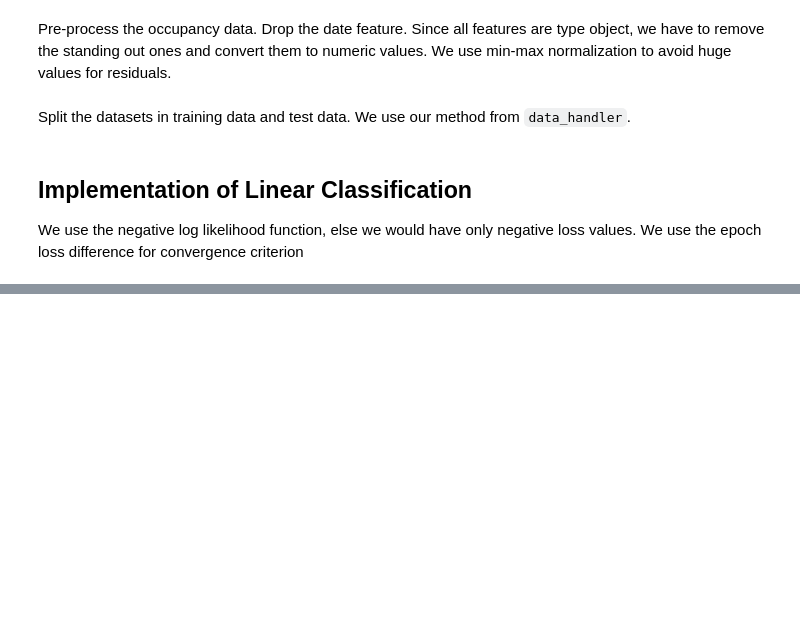
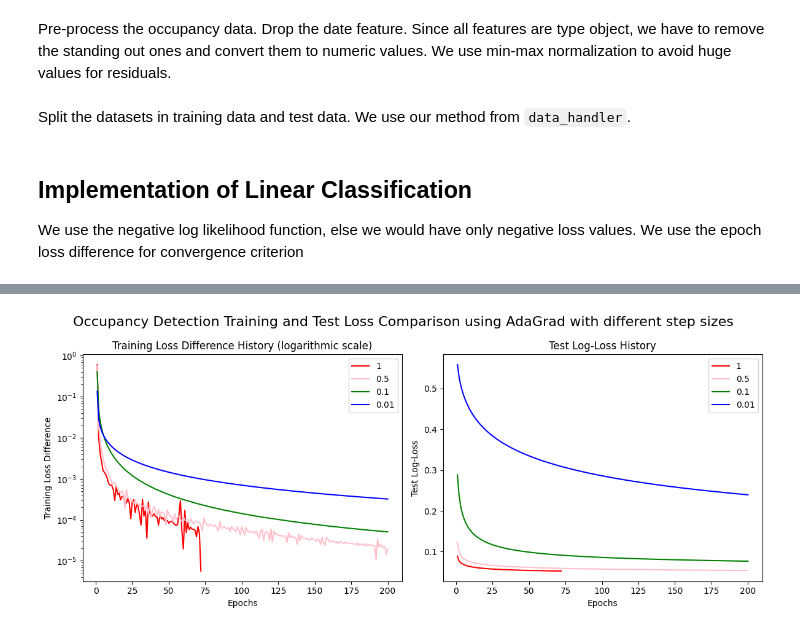
Before and after one commit to moOritzl/bachelorpraktikum-applied-machine-learning, a Jupyter notebook: Week_04/Linear_Classification_AdaGrad.ipynb, the cells around one changed output, grey strips where cells are left out. Saved outputs shown, nothing was run; the diff lists cells and outputs as text; code cells hidden in the pictures; blank space fills up the shorter version.

```diff
--- a/Week_04/Linear_Classification_AdaGrad.ipynb
+++ b/Week_04/Linear_Classification_AdaGrad.ipynb
@@ -155,0 +392,30 @@ plt.close()
+# %%
+fig, axes = plt.subplots(1, 2, figsize=(12, 5))
+
+axes[0].plot(range(1, len(occupancy_eld_ada_grad_1) + 1), occupancy_eld_ada_grad_1, label='1', color="red")
+axes[0].plot(range(1, len(occupancy_eld_ada_grad_05) + 1), occupancy_eld_ada_grad_05, label='0.5', color="pink")
+axes[0].plot(range(1, len(occupancy_eld_ada_grad_01) + 1), occupancy_eld_ada_grad_01, label='0.1', color="green")
+axes[0].plot(range(1, len(occupancy_eld_ada_grad_001) + 1), occupancy_eld_ada_grad_001, label='0.01', color="blue")
+axes[0].set_xlabel('Epochs')
+axes[0].set_ylabel('Training Loss Difference')
+axes[0].set_yscale('log')
+axes[0].legend()
+axes[0].set_title('Training Loss Difference History (logarithmic scale)')
+
+axes[1].plot(range(1, len(occupancy_tlh_ada_grad_1) + 1), occupancy_tlh_ada_grad_1, label='1', color="red")
+axes[1].plot(range(1, len(occupancy_tlh_ada_grad_05) + 1), occupancy_tlh_ada_grad_05, label='0.5', color="pink")
+axes[1].plot(range(1, len(occupancy_tlh_ada_grad_01) + 1), occupancy_tlh_ada_grad_01, label='0.1', color="green")
+axes[1].plot(range(1, len(occupancy_tlh_ada_grad_001) + 1), occupancy_tlh_ada_grad_001, label='0.01', color="blue")
+axes[1].set_xlabel('Epochs')
+axes[1].set_ylabel('Test Log-Loss')
+axes[1].legend()
+axes[1].set_title('Test Log-Loss History')
+
+fig.suptitle('Occupancy Detection Training and Test Loss Comparison using AdaGrad with different step sizes',
+             fontsize=16)
+
+plt.tight_layout()
+plt.show()
+plt.close()
+# %% [output]
+[figure, added]
```
Also changed, not shown: parts of 17 cells of this notebook.
